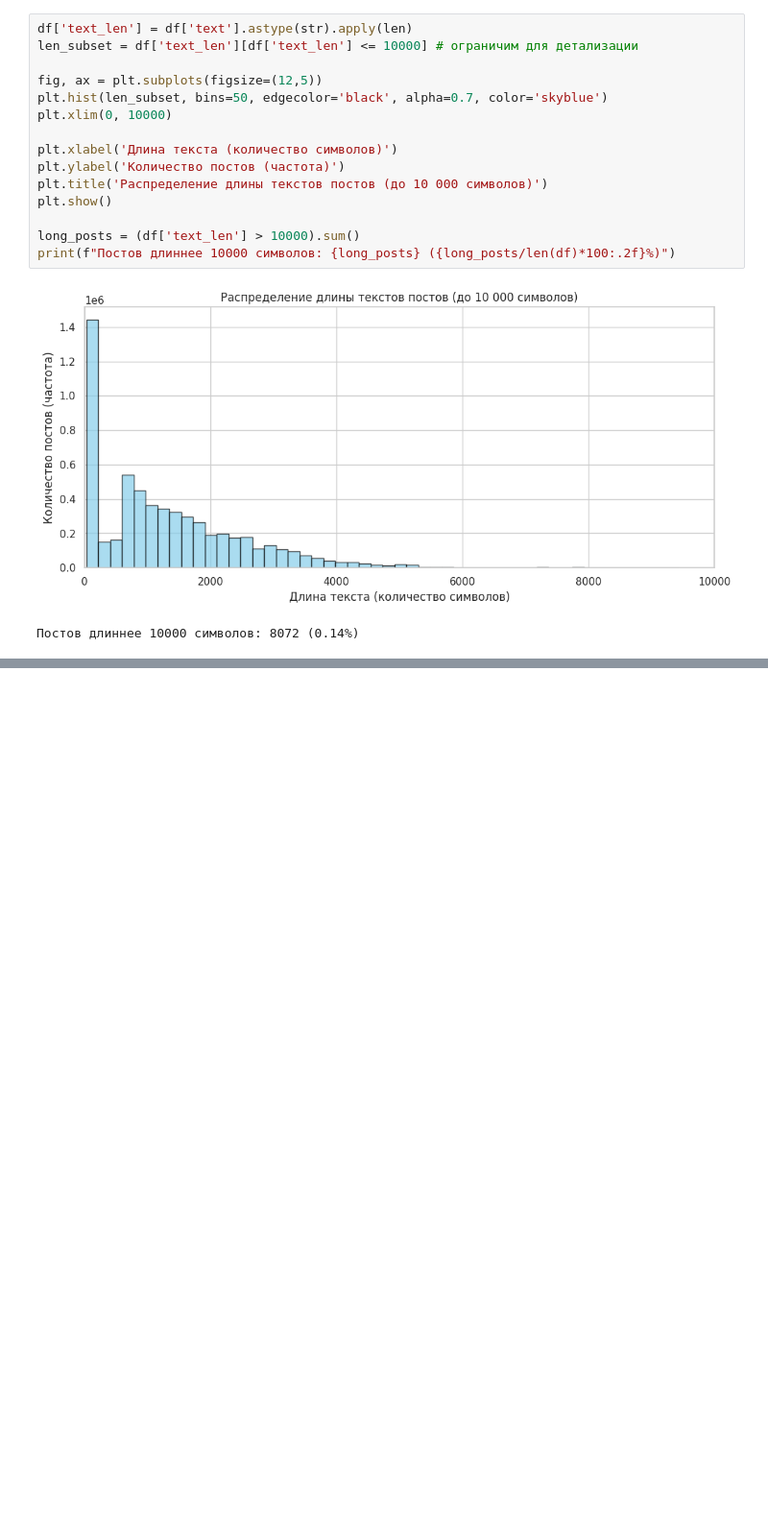
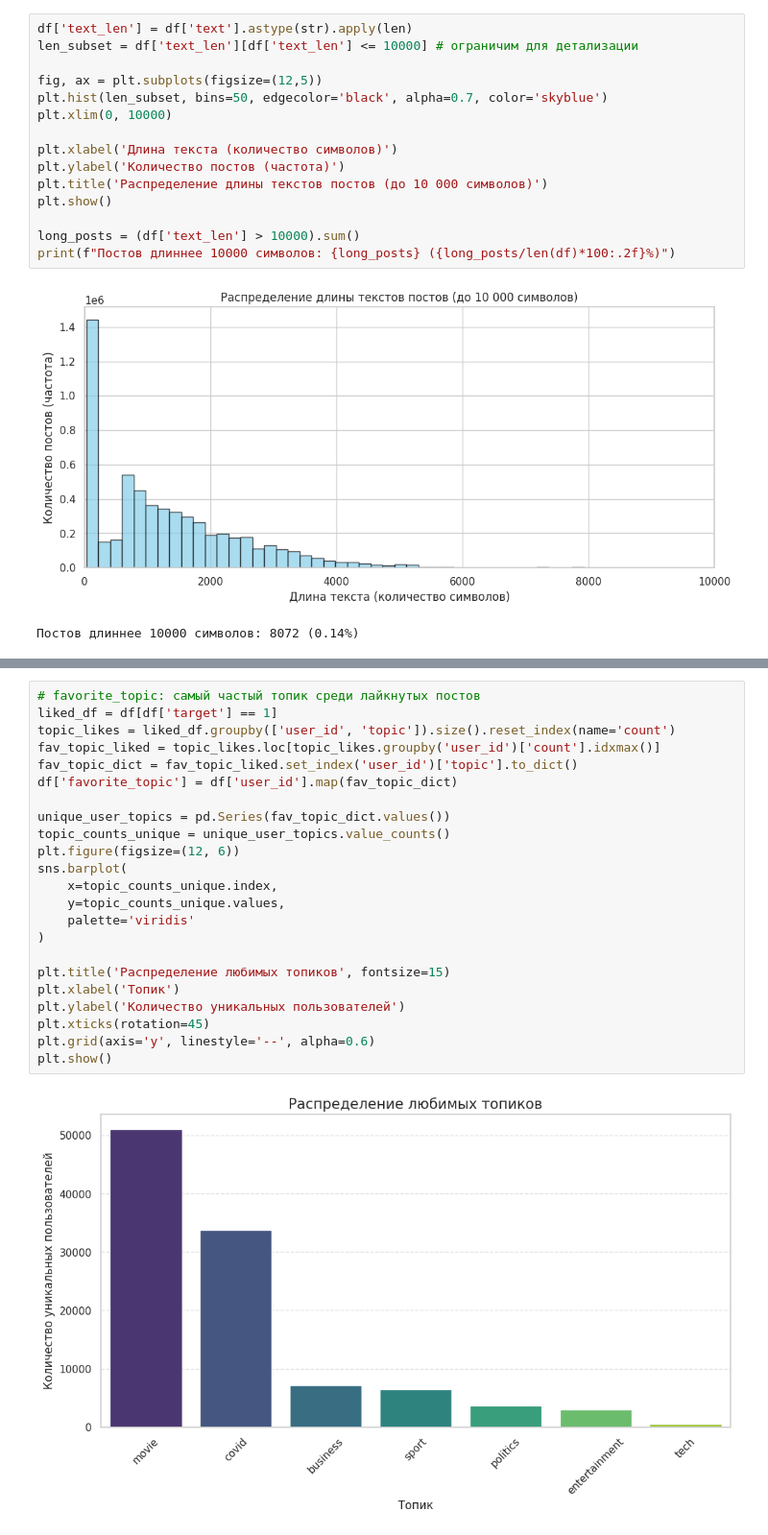
Before and after one commit to nadushaem/RecSys_START_ML_karpov_courses, a Jupyter notebook: start-ml-final-project-eda.ipynb, the cells around one changed output, grey strips where cells are left out. Shown at 96% size. Drawn from its saved outputs; the diff is of its cells as text; blank space fills up the shorter version.

```diff
--- a/start-ml-final-project-eda.ipynb
+++ b/start-ml-final-project-eda.ipynb
@@ -470,0 +430,25 @@ print(report)
+# %%
+# favorite_topic: самый частый топик среди лайкнутых постов
+liked_df = df[df['target'] == 1]
+topic_likes = liked_df.groupby(['user_id', 'topic']).size().reset_index(name='count')
+fav_topic_liked = topic_likes.loc[topic_likes.groupby('user_id')['count'].idxmax()]
+fav_topic_dict = fav_topic_liked.set_index('user_id')['topic'].to_dict()
+df['favorite_topic'] = df['user_id'].map(fav_topic_dict)
+
+unique_user_topics = pd.Series(fav_topic_dict.values())
+topic_counts_unique = unique_user_topics.value_counts()
+plt.figure(figsize=(12, 6))
+sns.barplot(
+    x=topic_counts_unique.index,
+    y=topic_counts_unique.values,
+    palette='viridis'
+)
+
+plt.title('Распределение любимых топиков', fontsize=15)
+plt.xlabel('Топик')
+plt.ylabel('Количество уникальных пользователей')
+plt.xticks(rotation=45)
+plt.grid(axis='y', linestyle='--', alpha=0.6)
+plt.show()
+# %% [output]
+[figure, added]
```
Also changed, not shown: parts of 25 cells of this notebook.
